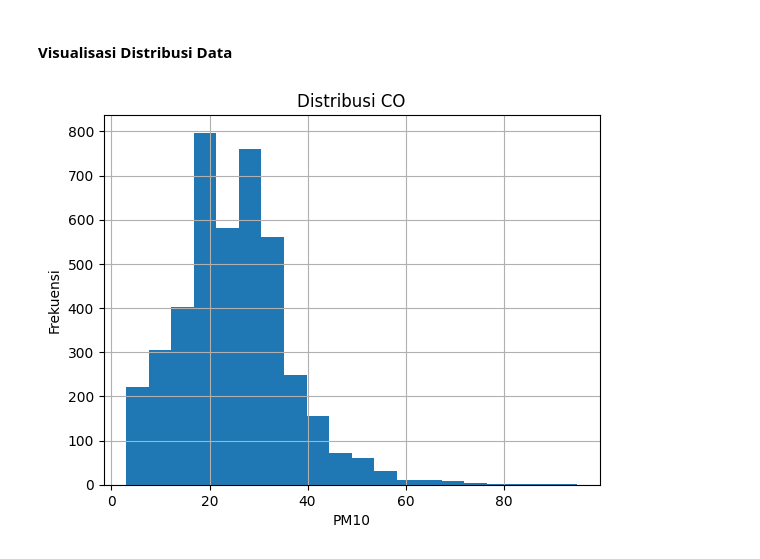
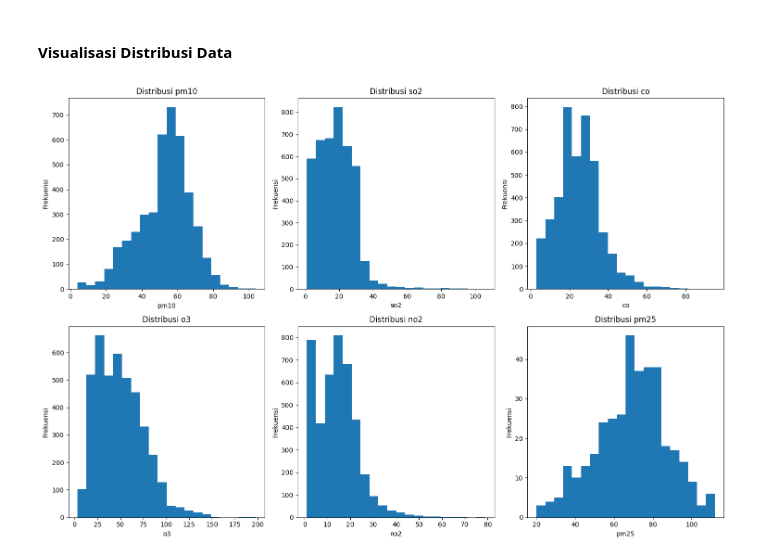
Before and after one commit to MukhlisMaulanaA/data-analytics-python, a Jupyter notebook: index.ipynb, the cells around one changed output. Saved outputs shown, nothing was run; the diff lists cells and outputs as text; code cells hidden in the pictures.

Commit message:
update: visualize distribution data each column

```diff
--- a/index.ipynb
+++ b/index.ipynb
@@ -292,12 +292,26 @@ Standar Deviasi:
  11.153177333362382
 # %% [markdown]
 #### Visualisasi Distribusi Data
-# %%
-# Memvisualisasikan distribusi data (contoh untuk kolom PM10)
-df['co'].hist(bins=20)
-plt.title('Distribusi CO')
-plt.xlabel('PM10')
-plt.ylabel('Frekuensi')
-plt.show()
-# %% [output]
-[figure, removed]
+# %%
+# Menentukan kolom mana yang akan divisualisasikan
+columns_to_plot = ['pm10', 'so2', 'co', 'o3', 'no2', 'pm25']  # Sesuaikan dengan kolom yang ingin Anda plot
+
+# Membuat subplots
+fig, axs = plt.subplots(nrows=2, ncols=3, figsize=(15, 10))  # 2 baris dan 3 kolom
+
+# Loop untuk membuat histogram per kolom
+for i, column in enumerate(columns_to_plot):
+    row = i // 3  # Menghitung baris
+    col = i % 3   # Menghitung kolom
+    axs[row, col].hist(df[column].dropna(), bins=20)
+    axs[row, col].set_title(f'Distribusi {column}')
+    axs[row, col].set_xlabel(column)
+    axs[row, col].set_ylabel('Frekuensi')
+
+# Menyesuaikan layout
+plt.tight_layout()
+
+# Menampilkan plot
+plt.show()
+# %% [output]
+[figure, added]
```
